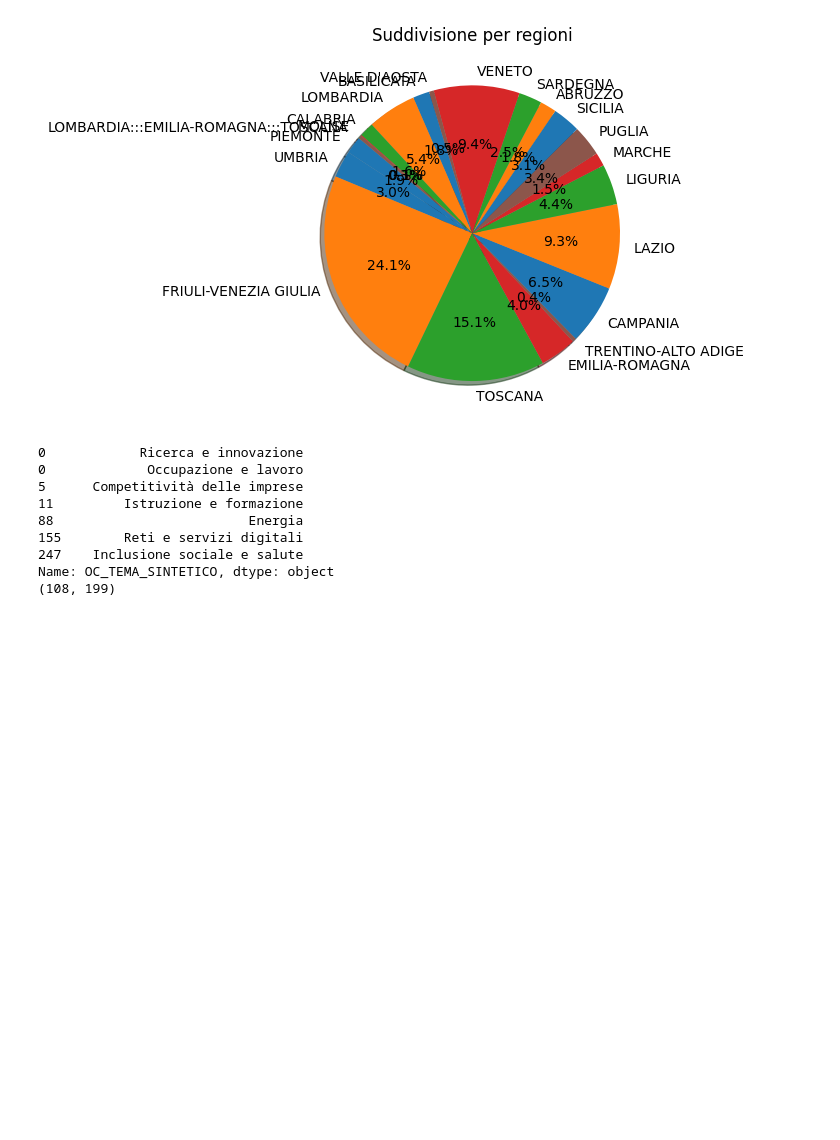
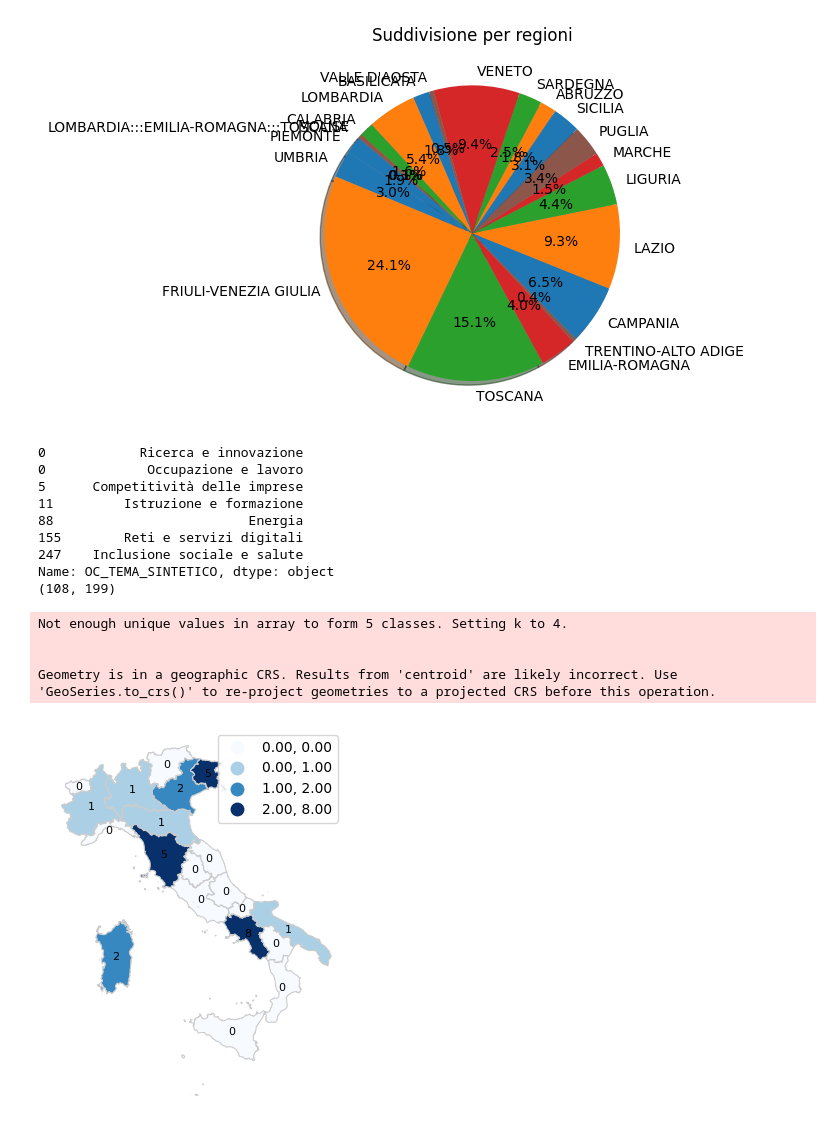
Before and after one commit to LorenzoLongarini/progetto-di-economia, a Jupyter notebook: economia_dataset.ipynb, the cells around one changed output. Saved outputs shown, nothing was run; the diff lists cells and outputs as text; code cells hidden in the pictures; blank space fills up the shorter version.

```diff
--- a/economia_dataset.ipynb
+++ b/economia_dataset.ipynb
@@ -2,8 +2,13 @@
 # importare tutte le librerie necessarie
 import pandas as pd
 import numpy as np
+import plotly.express as px
+import seaborn as sns
 # from tabulate import tabulate
 import matplotlib.pyplot as plt
+import geopandas as gpd
+
+geo_italy = gpd.read_file("https://raw.githubusercontent.com/openpolis/geojson-italy/master/geojson/limits_IT_regions.geojson")
 databases = [r'3d_printers.csv', r'modellazione_3d.csv', r'stampa_3d.csv', r'stampante_3d.csv', r'stampanti_3d_software.csv',]
 # db1 = r"progetti.csv"  #inserire il path della set di dati
 
@@ -229,3 +189,32 @@ print(filter_theme)
 247    Inclusione sociale e salute
 Name: OC_TEMA_SINTETICO, dtype: object
 (108, 199)
+# %%
+# dati=pd.read_csv('prova2.csv', sep=';')
+
+dati = combined[['COD_REGIONE', 'OC_TEMA_SINTETICO']]
+# print(dati)
+ricerca_sviluppo = dati[(dati['OC_TEMA_SINTETICO'] == 'Ricerca e innovazione')]
+# print(ricerca_sviluppo)
+# dati = combined['COD_REGIONE']
+df = ricerca_sviluppo.groupby(['COD_REGIONE']).size().reset_index(name='counts')
+
+data2 = pd.merge(left=geo_italy, right=df, left_on='reg_istat_code_num', right_on='COD_REGIONE', how='left')
+data2['counts'] = data2['counts'].fillna(0)  # Replace missing values with 0
+
+# Plotting the map
+fig, ax = plt.subplots(figsize=(5, 5))
+data2.plot(column='counts', scheme='quantiles', cmap="Blues", linewidth=0.8, ax=ax, edgecolor='0.8', legend=True)
+
+# Adding labels to the regions
+for x, y, label in zip(data2.geometry.centroid.x, data2.geometry.centroid.y, data2['counts']):
+    ax.text(x, y, int(label), fontsize=8, ha='center', va='center', color='black')
+
+ax.set_axis_off()
+plt.show()
+# %% [output]
+Not enough unique values in array to form 5 classes. Setting k to 4.
+
+
+Geometry is in a geographic CRS. Results from 'centroid' are likely incorrect. Use 'GeoSeries.to_crs()' to re-project geometries to a projected CRS before this operation.
+[figure, added]
```
Also changed, not shown: parts of 6 cells of this notebook, 1 other file.
